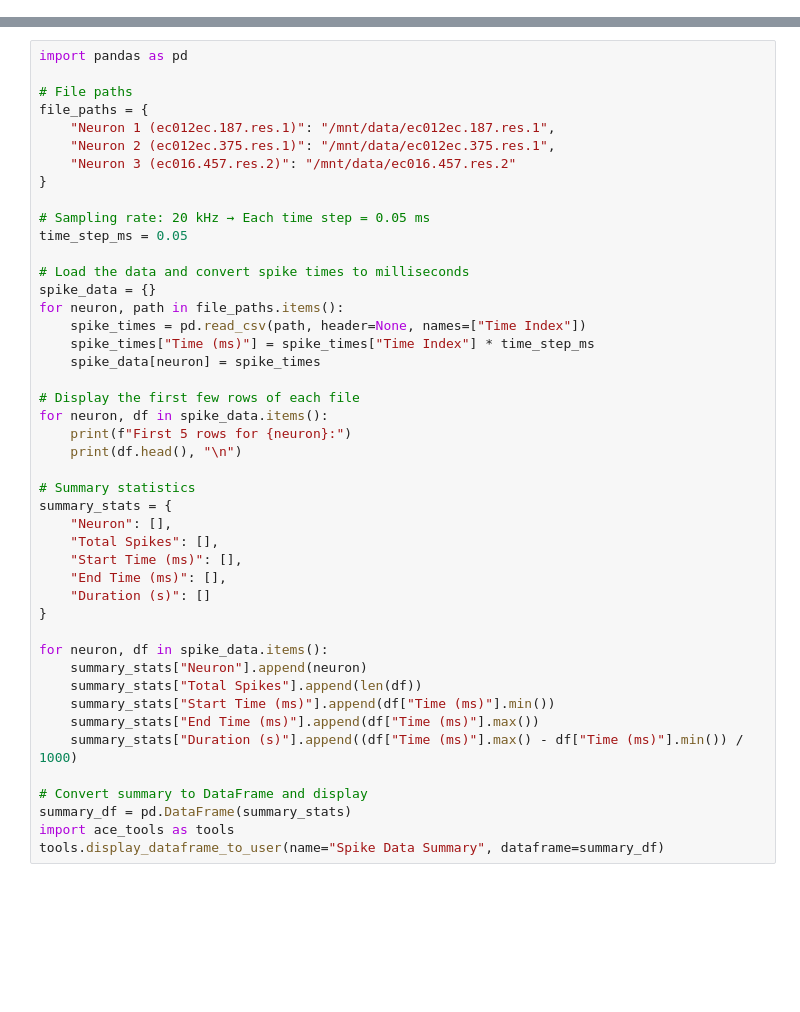
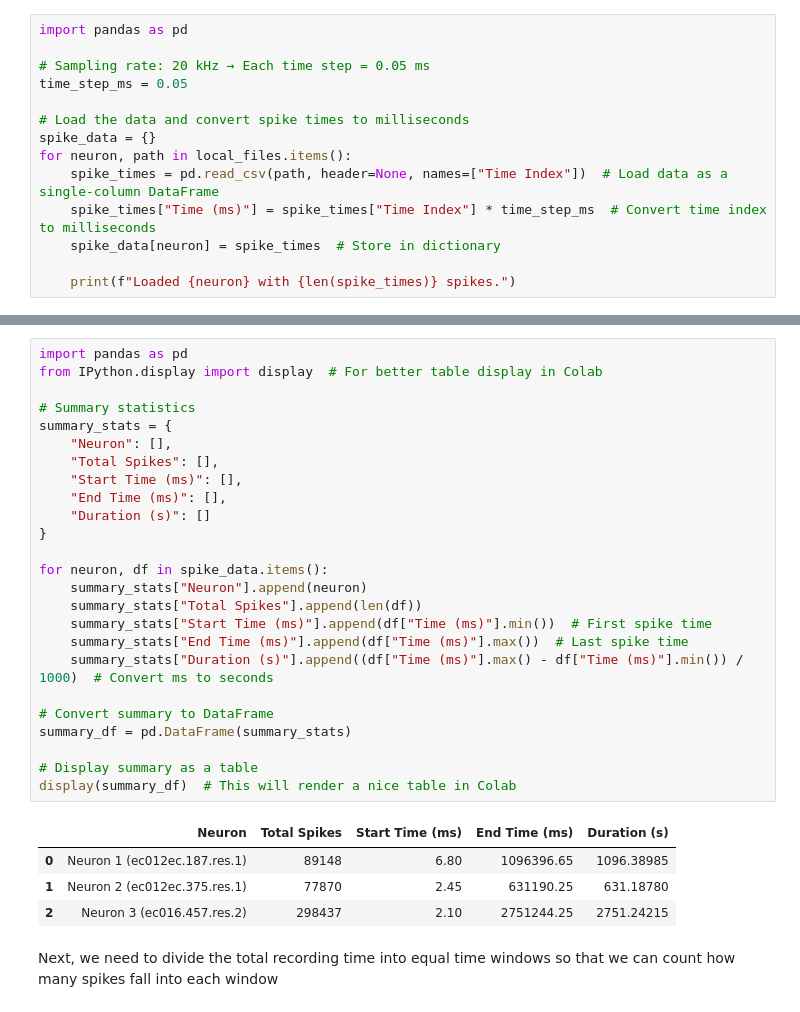
Before and after one commit to AndrewKruszka/NeuralMachineLearning, a Jupyter notebook: Project2.ipynb, the cells around one changed output, grey strips where cells are left out. Saved outputs shown, nothing was run; the diff lists cells and outputs as text; blank space fills up the shorter version.

```diff
--- a/Project2.ipynb
+++ b/Project2.ipynb
@@ -2,0 +35,14 @@
+# %%
+import pandas as pd
+
+# Sampling rate: 20 kHz → Each time step = 0.05 ms
+time_step_ms = 0.05
+
+# Load the data and convert spike times to milliseconds
+spike_data = {}
+for neuron, path in local_files.items():
+    spike_times = pd.read_csv(path, header=None, names=["Time Index"])  # Load data as a single-column DataFrame
+    spike_times["Time (ms)"] = spike_times["Time Index"] * time_step_ms  # Convert time index to milliseconds
+    spike_data[neuron] = spike_times  # Store in dictionary
+
+    print(f"Loaded {neuron} with {len(spike_times)} spikes.")
@@ -3,45 +60,32 @@
 # %%
 import pandas as pd
-
-# File paths
-file_paths = {
-    "Neuron 1 (ec012ec.187.res.1)": "/mnt/data/ec012ec.187.res.1",
-    "Neuron 2 (ec012ec.375.res.1)": "/mnt/data/ec012ec.375.res.1",
-    "Neuron 3 (ec016.457.res.2)": "/mnt/data/ec016.457.res.2"
-}
-
-# Sampling rate: 20 kHz → Each time step = 0.05 ms
-time_step_ms = 0.05
-
-# Load the data and convert spike times to milliseconds
-spike_data = {}
-for neuron, path in file_paths.items():
-    spike_times = pd.read_csv(path, header=None, names=["Time Index"])
-    spike_times["Time (ms)"] = spike_times["Time Index"] * time_step_ms
-    spike_data[neuron] = spike_times
-
-# Display the first few rows of each file
-for neuron, df in spike_data.items():
-    print(f"First 5 rows for {neuron}:")
-    print(df.head(), "\n")
+from IPython.display import display  # For better table display in Colab
 
 # Summary statistics
 summary_stats = {
     "Neuron": [],
     "Total Spikes": [],
     "Start Time (ms)": [],
     "End Time (ms)": [],
     "Duration (s)": []
 }
 
 for neuron, df in spike_data.items():
     summary_stats["Neuron"].append(neuron)
     summary_stats["Total Spikes"].append(len(df))
-    summary_stats["Start Time (ms)"].append(df["Time (ms)"].min())
-    summary_stats["End Time (ms)"].append(df["Time (ms)"].max())
-    summary_stats["Duration (s)"].append((df["Time (ms)"].max() - df["Time (ms)"].min()) / 1000)
+    summary_stats["Start Time (ms)"].append(df["Time (ms)"].min())  # First spike time
+    summary_stats["End Time (ms)"].append(df["Time (ms)"].max())  # Last spike time
+    summary_stats["Duration (s)"].append((df["Time (ms)"].max() - df["Time (ms)"].min()) / 1000)  # Convert ms to seconds
 
-# Convert summary to DataFrame and display
+# Convert summary to DataFrame
 summary_df = pd.DataFrame(summary_stats)
-import ace_tools as tools
-tools.display_dataframe_to_user(name="Spike Data Summary", dataframe=summary_df)
+
+# Display summary as a table
+display(summary_df)  # This will render a nice table in Colab
+# %% [output]
+|  | Neuron | Total Spikes | Start Time (ms) | End Time (ms) | Duration (s) |
+| 0 | Neuron 1 (ec012ec.187.res.1) | 89148 | 6.80 | 1096396.65 | 1096.38985 |
+| 1 | Neuron 2 (ec012ec.375.res.1) | 77870 | 2.45 | 631190.25 | 631.18780 |
+| 2 | Neuron 3 (ec016.457.res.2) | 298437 | 2.10 | 2751244.25 | 2751.24215 |
+# %% [markdown]
+Next, we need to divide the total recording time into equal time windows so that we can count how many spikes fall into each window
```
Also changed, not shown: parts of 22 cells of this notebook.
